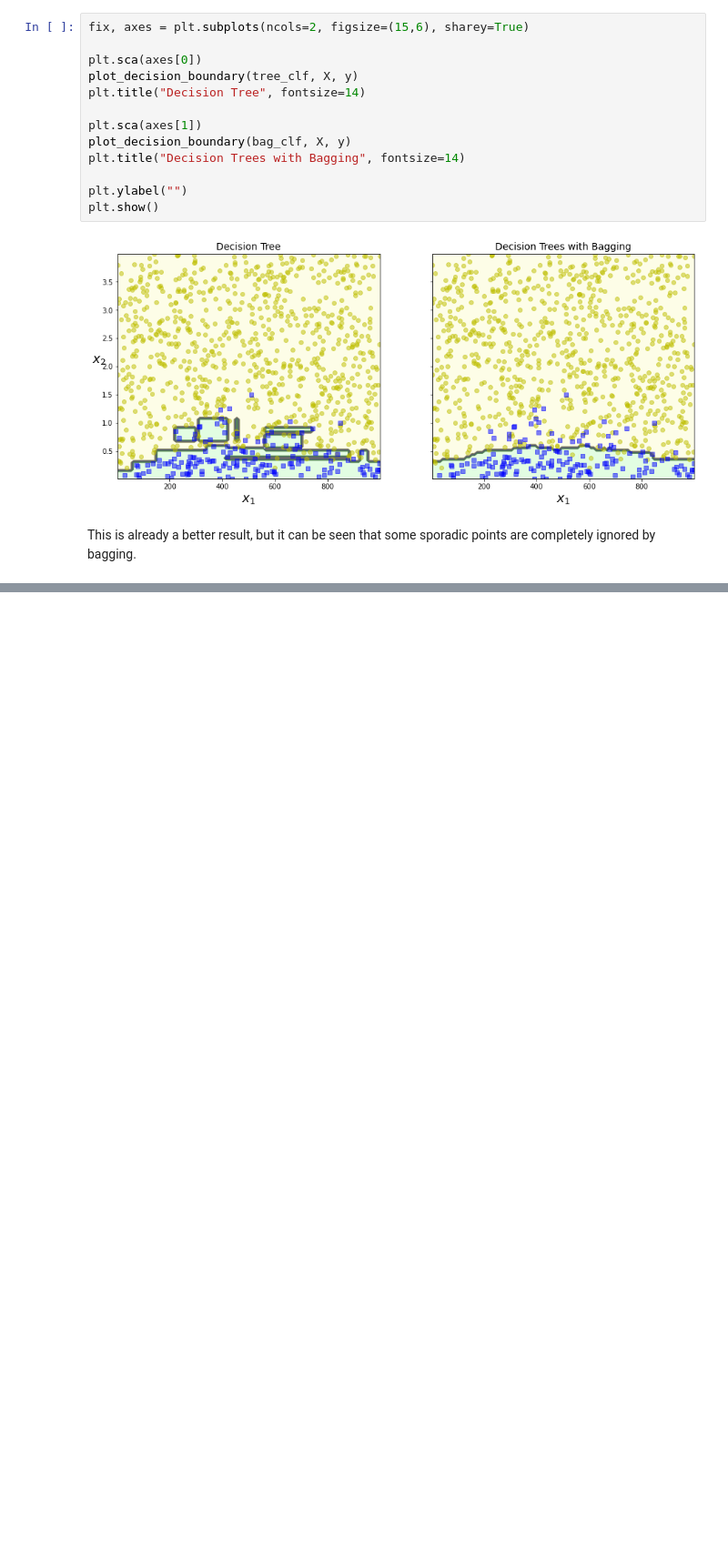
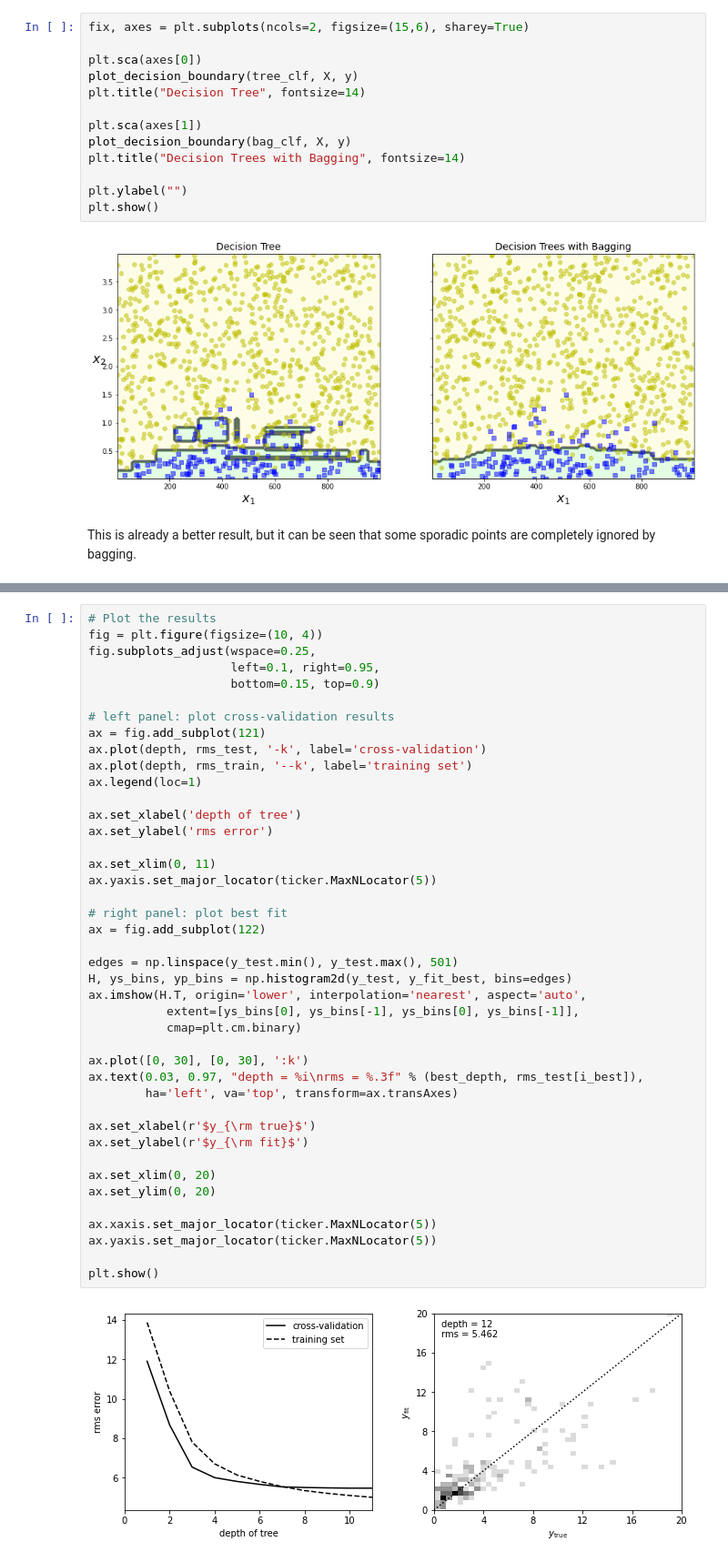
Before and after one commit to LorenzoVigan56/astrostatistics_bicocca_2024, a Jupyter notebook: working/L20_GravitationalWaves.ipynb, the cells around one changed output, grey strips where cells are left out. Shown: that part at 91% size. Saved outputs shown, nothing was run; the diff lists cells and outputs as text; blank space fills up the shorter version.

```diff
--- a/working/L20_GravitationalWaves.ipynb
+++ b/working/L20_GravitationalWaves.ipynb
@@ -296,0 +283,44 @@ Also here the upper points seem to be completely ignored by bagging.
+# %%
+# Plot the results
+fig = plt.figure(figsize=(10, 4))
+fig.subplots_adjust(wspace=0.25,
+                    left=0.1, right=0.95,
+                    bottom=0.15, top=0.9)
+
+# left panel: plot cross-validation results
+ax = fig.add_subplot(121)
+ax.plot(depth, rms_test, '-k', label='cross-validation')
+ax.plot(depth, rms_train, '--k', label='training set')
+ax.legend(loc=1)
+
+ax.set_xlabel('depth of tree')
+ax.set_ylabel('rms error')
+
+ax.set_xlim(0, 11)
+ax.yaxis.set_major_locator(ticker.MaxNLocator(5))
+
+# right panel: plot best fit
+ax = fig.add_subplot(122)
+
+edges = np.linspace(y_test.min(), y_test.max(), 501)
+H, ys_bins, yp_bins = np.histogram2d(y_test, y_fit_best, bins=edges)
+ax.imshow(H.T, origin='lower', interpolation='nearest', aspect='auto',
+           extent=[ys_bins[0], ys_bins[-1], ys_bins[0], ys_bins[-1]],
+           cmap=plt.cm.binary)
+
+ax.plot([0, 30], [0, 30], ':k')
+ax.text(0.03, 0.97, "depth = %i\nrms = %.3f" % (best_depth, rms_test[i_best]),
+        ha='left', va='top', transform=ax.transAxes)
+
+ax.set_xlabel(r'$y_{\rm true}$')
+ax.set_ylabel(r'$y_{\rm fit}$')
+
+ax.set_xlim(0, 20)
+ax.set_ylim(0, 20)
+
+ax.xaxis.set_major_locator(ticker.MaxNLocator(5))
+ax.yaxis.set_major_locator(ticker.MaxNLocator(5))
+
+plt.show()
+# %% [output]
+[figure, added]
```
Also changed, not shown: parts of 25 cells of this notebook, 16 other files.
